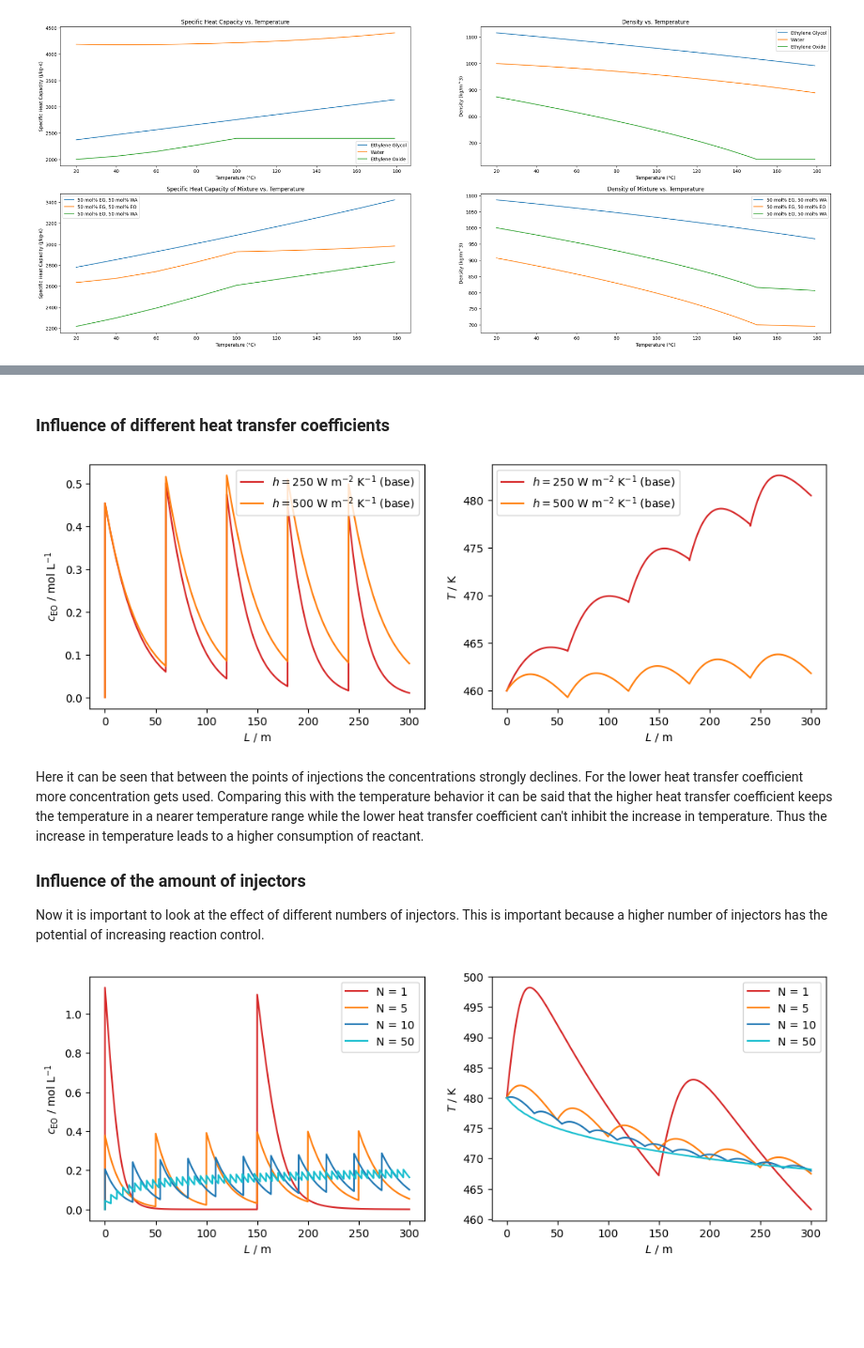
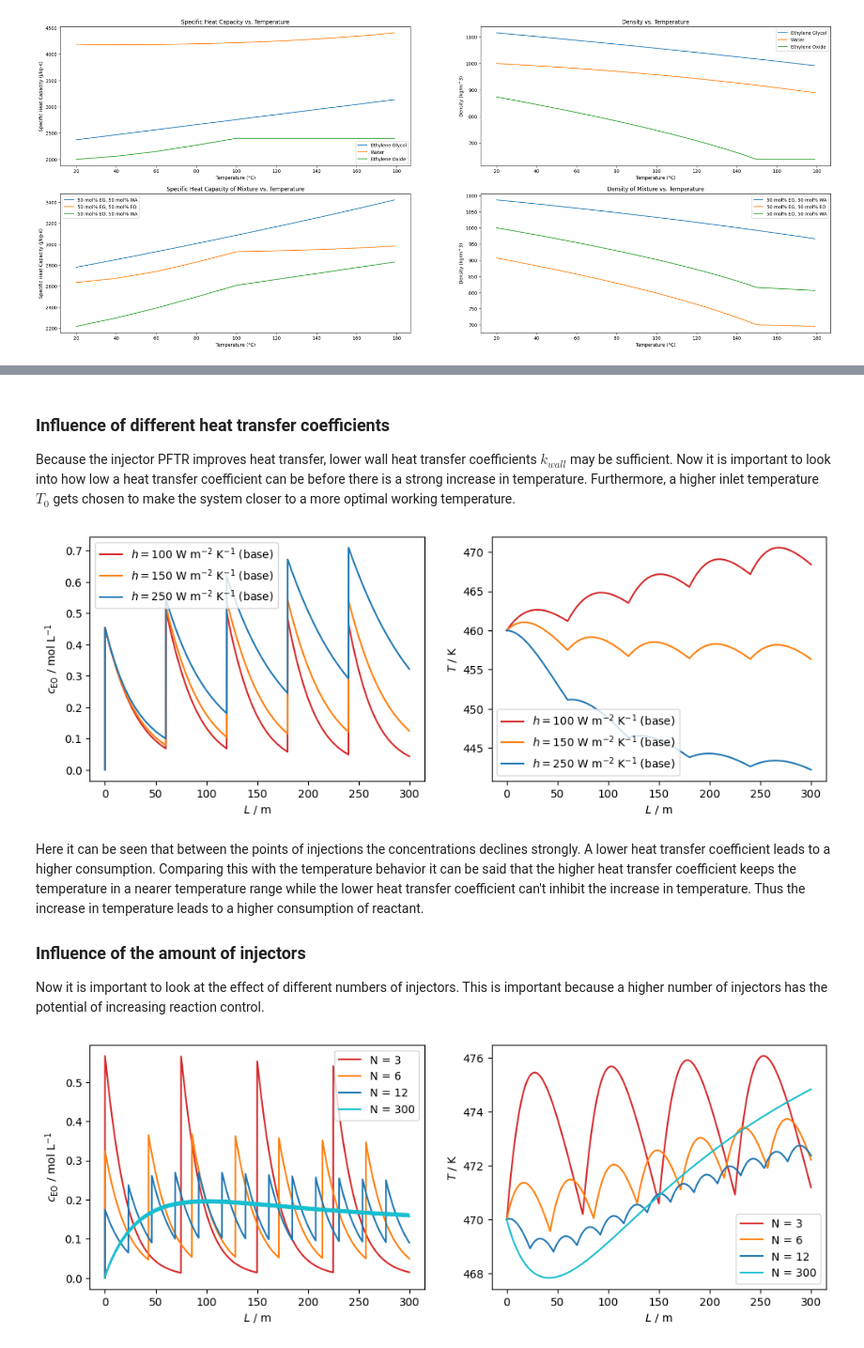
Before and after one commit to SirHenry1st/CRE_3, a Jupyter notebook: Assignment 3/CRE3_assignment_3_NoahsMarkdown.ipynb, the cells around one changed output, grey strips where cells are left out. Shown at 94% size. Drawn from its saved outputs; the diff is of its cells as text; code cells hidden in the pictures; blank space fills up the shorter version.

```diff
--- a/Assignment 3/CRE3_assignment_3_NoahsMarkdown.ipynb
+++ b/Assignment 3/CRE3_assignment_3_NoahsMarkdown.ipynb
@@ -270,11 +277,13 @@ def search_WA_inlet(n_dot_in_WA, n_dot_in_EO, T_0, u_ref):
 # %%
+# ODE of the PFTR with improved thermodynamics
 def PFTR_thermodynamics(L, f, u_ref, h):
     """
     Spatial derivatives for the PFTR material and energy balances.
 
     f[0] = c_1  (EO concentration, mol/m^3)
     f[1] = c_2  (EG concentration, mol/m^3)
-    f[2] = T    (temperature, K)
+    f[2] = c_3  (WA concentration, mol/m^3)
+    f[3] = T    (temperature, K)
 
     Space-time transformation:  d/dL = (1/u) * d/dt
     Each right-hand side is the bSTR time-derivative divided by u.
@@ -290,7 +299,7 @@ def PFTR_thermodynamics(L, f, u_ref, h):
     x_2 = x_i(c_arr, c_2)
     x_3 = x_i(c_arr, c_3)
 
-    x_arr = np.array([x_1, x_2, x_3])
+    x_arr = np.array([x_3, x_2, x_1])
 
 
     r = kinetics(T, c_1)
@@ -315,9 +324,10 @@ def PFTR_thermodynamics(L, f, u_ref, h):
     dfdL[3] = dTdL
     return dfdL
 
+# Function for  calculating the initial condidion of water and solving the ODE
 def sol_thermodynamics(c_arr, T_0, u_ref, h):
-    c_EO = c_arr[0]
-    c_EG = c_arr[1]
+    c_EO = c_arr[0] # Concentration of EO in mol/m3
+    c_EG = c_arr[1] # Concentration of EO in mol/m3
 
 
     n_dot_in_EO_tot = c_EO * u_ref * A_ref # Total molar flow rate of EO in mol/s
@@ -327,9 +337,9 @@ def sol_thermodynamics(c_arr, T_0, u_ref, h):
 
     n_dot_in_WA = root(search_WA_inlet, n_dot_in_WA_initial_guess, args=(n_dot_in_EO_tot, T_0, u_ref)).x[0] # Solve for the molar flow rate of water in mol/s
 
-    c_WA = n_dot_in_WA / (u_ref * A_ref)
+    c_WA = n_dot_in_WA / (u_ref * A_ref) # Concentration of water for iitial conditions in mol/m3
 
-    initial = np.array([c_EO, c_EG, c_WA, T_0])
+    initial = np.array([c_EO, c_EG, c_WA, T_0]) # Initial values for ODE
 
     sol_thermodynamic = solve_ivp(PFTR_thermodynamics, Lspan, initial, method='LSODA',args=(u_ref, h), t_eval=leval)
 
@@ -503,11 +519,12 @@ def sol_inject(c_arr, T_0, N, h):
 # %%
 # %% [markdown]
 ### Influence of different heat transfer coefficients
+Because the injector PFTR improves heat transfer, lower wall heat transfer coefficients $k_{wall}$ may be sufficient. Now it is important to look into how low a heat transfer coefficient can be before there is a strong increase in temperature. Furthermore, a higher inlet temperature $T_0$ gets chosen to make the system closer to a more optimal working temperature.
 # %%
 h_cases_inj = {
+    '$h = 100$ W m$^{-2}$ K$^{-1}$ (base)': 100,
+    '$h = 150$ W m$^{-2}$ K$^{-1}$ (base)': 150,
     '$h = 250$ W m$^{-2}$ K$^{-1}$ (base)': 250,
-    '$h = 500$ W m$^{-2}$ K$^{-1}$ (base)': 500,
-    #'Isothermal ($h \\to \\infty$)':         1e6
 }
 
 fig2, (ax3, ax4) = plt.subplots(1, 2, figsize=(12, 4))
@@ -526,36 +543,35 @@ ax4.legend(loc="best")
 
 plt.show()
 # %% [output]
-[figure, old version]
+[figure, new version]
 # %% [markdown]
-Here it can be seen that between the points of injections the concentrations strongly declines. For the lower heat transfer coefficient more concentration gets used. Comparing this with the temperature behavior it can be said that the higher heat transfer coefficient keeps the temperature in a nearer temperature range while the lower heat transfer coefficient can't inhibit the increase in temperature. Thus the increase in temperature leads to a higher consumption of reactant.
+Here it can be seen that between the points of injections the concentrations declines strongly. A lower  heat transfer coefficient leads to a higher consumption. Comparing this with the temperature behavior it can be said that the higher heat transfer coefficient keeps the temperature in a nearer temperature range while the lower heat transfer coefficient can't inhibit the increase in temperature. Thus the increase in temperature leads to a higher consumption of reactant.
 
 ### Influence of the amount of injectors
 Now it is important to look at the effect of different numbers of injectors. This is important because a higher number of injectors has the potential of increasing reaction control.
 # %%
 N_cases = {
-    "N = 1": 1,
-    "N = 5": 5,
-    "N = 10": 10,
-    "N = 50": 50,
-
+    "N = 3": 3,
+    "N = 6": 6,
+    "N = 12": 12,
+    "N = 300": 300,
 }
 
 fig3, (ax5, ax6) = plt.subplots(1, 2, figsize=(12, 4))
 ax5.set(xlabel='$L$ / m', ylabel='$c_{\\mathrm{EO}}$ / mol L$^{-1}$')
 ax6.set(xlabel='$L$ / m', ylabel='$T$ / K')
 colors = ['tab:red', 'tab:orange', 'tab:blue', 'tab:cyan', 'tab:green']
 
 for (label, N), color in zip(N_cases.items(), colors):
-    sol_inj_c = sol_inject(np.array([c_10, c_20]), 480, N, 500)
+    sol_inj_c = sol_inject(np.array([c_10, c_20]), 470, N, 100)
     ax5.plot(sol_inj_c[0], sol_inj_c[3] / 1000, color=color, label=label)
     #ax3.plot(sol_inj[0], sol_inj[2] / 1000, color=color, label=label)
     ax6.plot(sol_inj_c[0], sol_inj_c[4],         color=color, label=label)
 
 ax5.legend(loc="best")
 ax6.legend(loc="best")
 
 plt.show()
 # %% [output]
-[figure, old version]
+[figure, new version]
 # %% [markdown]
```
Also changed, not shown: parts of 10 cells of this notebook.
